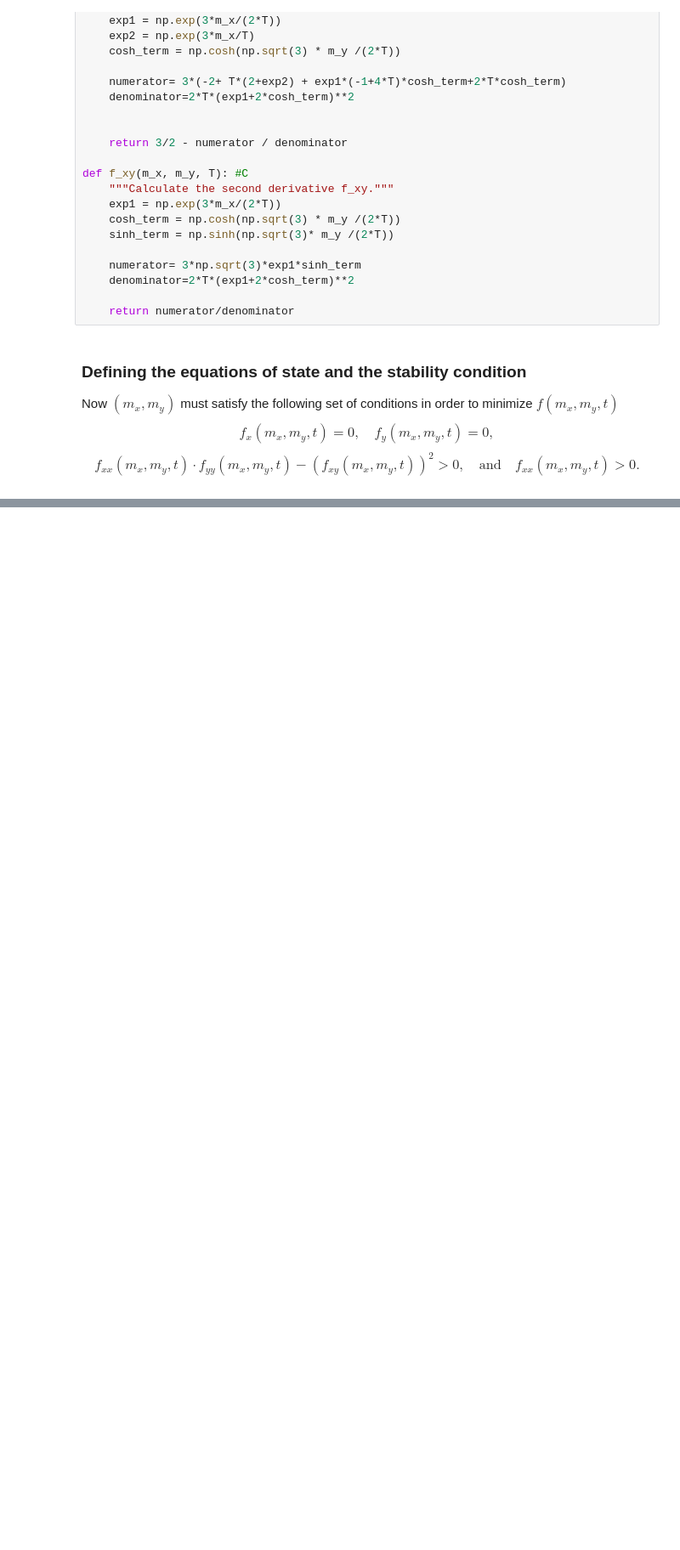
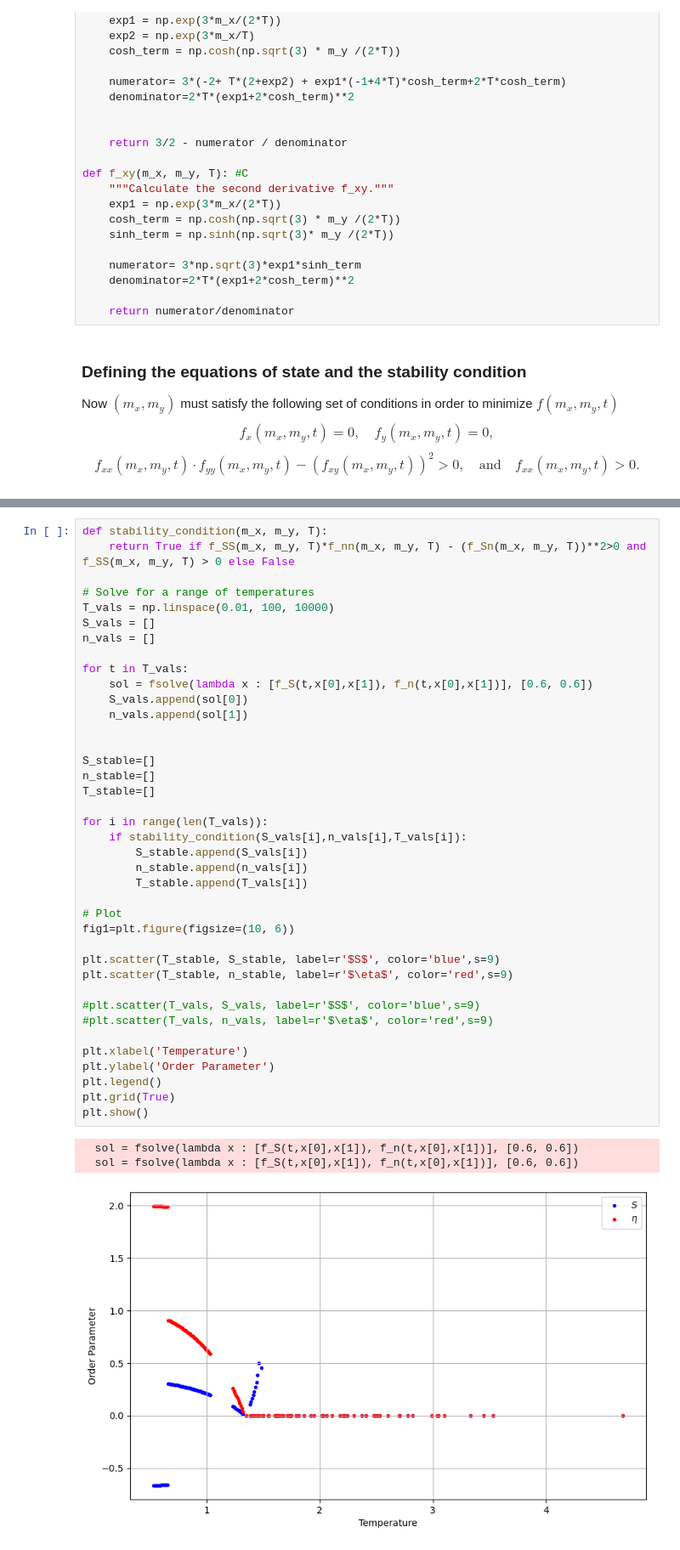
Before and after one commit to Gabrielkrzyzanowski/Master_Research, a Jupyter notebook: Potts_Model.ipynb, the cells around one changed output, grey strips where cells are left out. Shown: that part at 85% size. Saved outputs shown, nothing was run; the diff lists cells and outputs as text; blank space fills up the shorter version.

```diff
--- a/Potts_Model.ipynb
+++ b/Potts_Model.ipynb
@@ -368,0 +213,43 @@ plt.show()
+# %%
+def stability_condition(m_x, m_y, T):
+    return True if f_SS(m_x, m_y, T)*f_nn(m_x, m_y, T) - (f_Sn(m_x, m_y, T))**2>0 and f_SS(m_x, m_y, T) > 0 else False
+
+# Solve for a range of temperatures
+T_vals = np.linspace(0.01, 100, 10000)
+S_vals = []
+n_vals = []
+
+for t in T_vals:
+    sol = fsolve(lambda x : [f_S(t,x[0],x[1]), f_n(t,x[0],x[1])], [0.6, 0.6])
+    S_vals.append(sol[0])
+    n_vals.append(sol[1])
+
+
+S_stable=[]
+n_stable=[]
+T_stable=[]
+
+for i in range(len(T_vals)):
+    if stability_condition(S_vals[i],n_vals[i],T_vals[i]):
+        S_stable.append(S_vals[i])
+        n_stable.append(n_vals[i])
+        T_stable.append(T_vals[i])
+
+# Plot
+fig1=plt.figure(figsize=(10, 6))
+
+plt.scatter(T_stable, S_stable, label=r'$S$', color='blue',s=9)
+plt.scatter(T_stable, n_stable, label=r'$\eta$', color='red',s=9)
+
+#plt.scatter(T_vals, S_vals, label=r'$S$', color='blue',s=9)
+#plt.scatter(T_vals, n_vals, label=r'$\eta$', color='red',s=9)
+
+plt.xlabel('Temperature')
+plt.ylabel('Order Parameter')
+plt.legend()
+plt.grid(True)
+plt.show()
+# %% [output]
+  sol = fsolve(lambda x : [f_S(t,x[0],x[1]), f_n(t,x[0],x[1])], [0.6, 0.6])
+  sol = fsolve(lambda x : [f_S(t,x[0],x[1]), f_n(t,x[0],x[1])], [0.6, 0.6])
+[figure, added]
```
Also changed, not shown: parts of 7 cells of this notebook.
